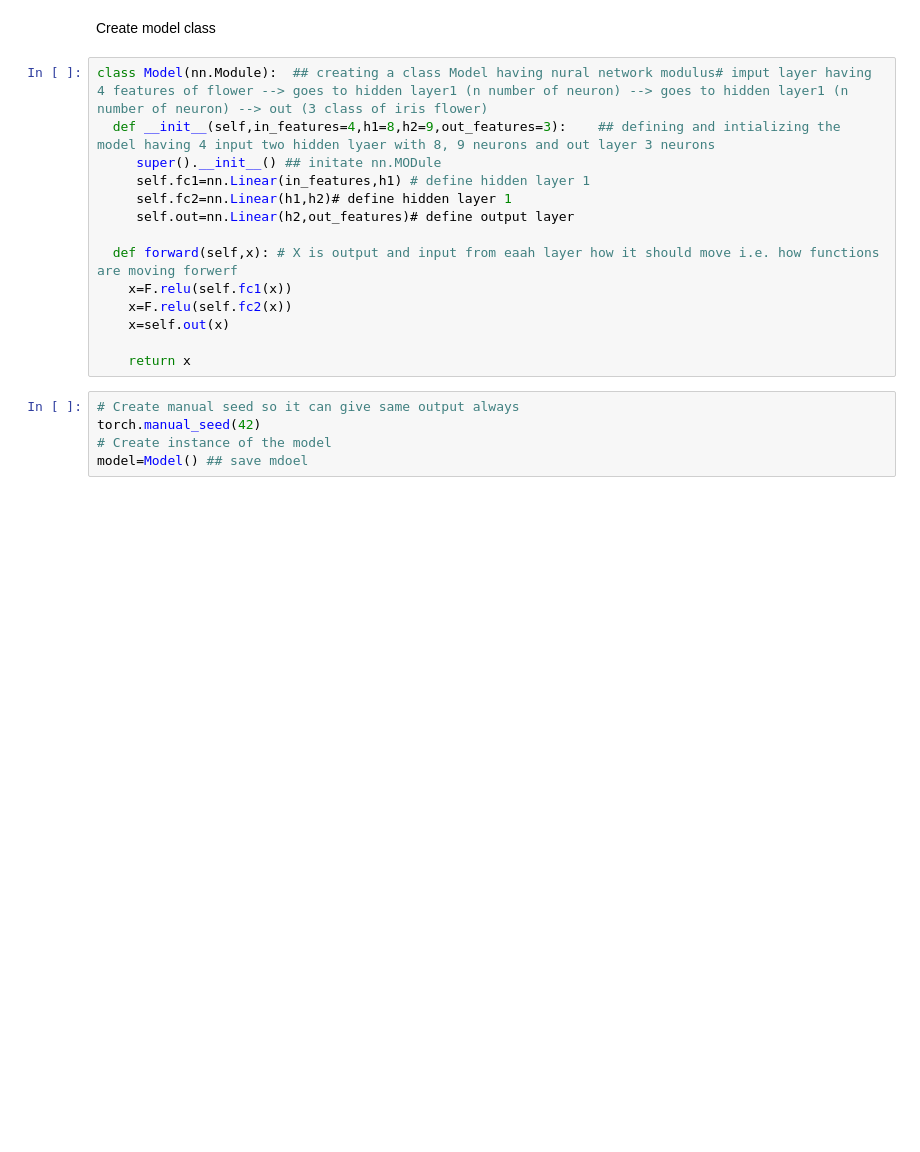
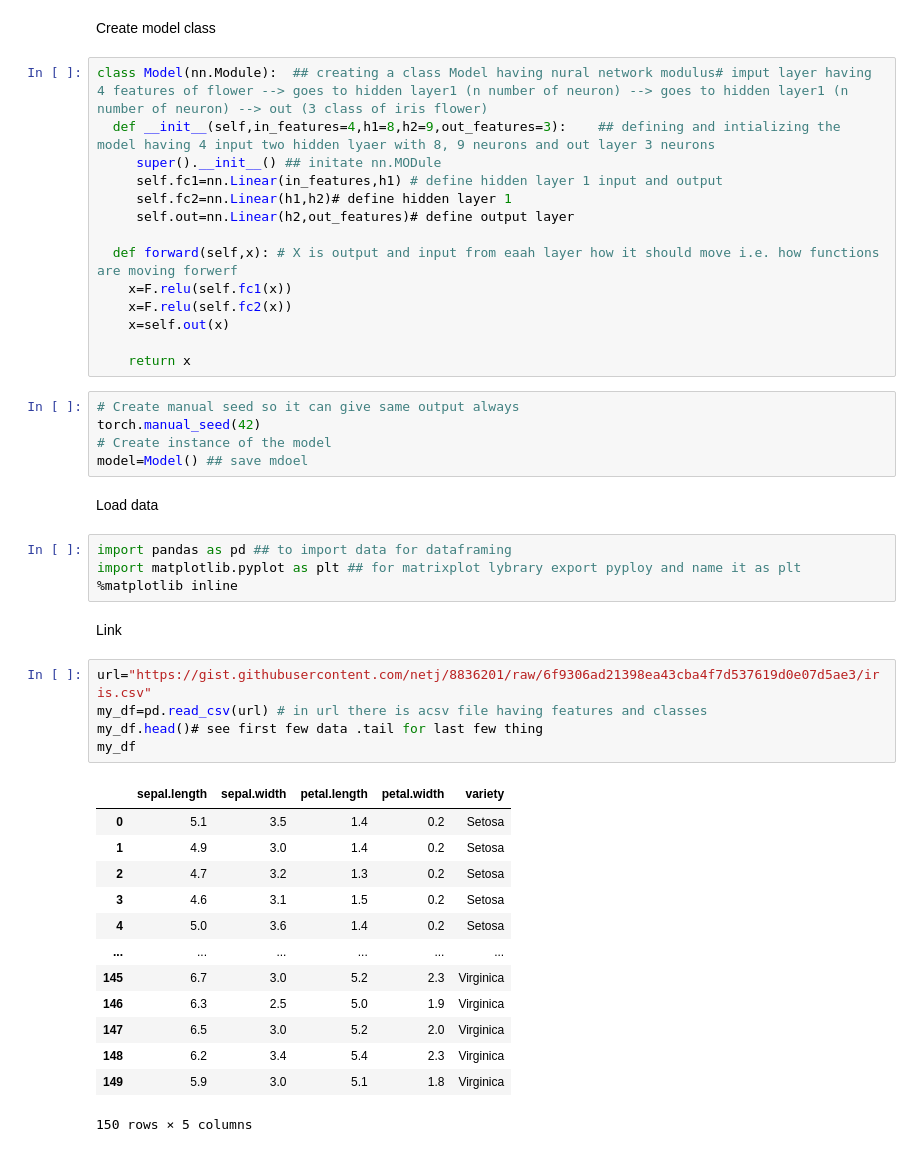
Before and after one commit to pkciiti/Putorch-tutorial, a Jupyter notebook: introtocolab.ipynb, the cells around one changed output. Drawn from its saved outputs; the diff is of its cells as text; blank space fills up the shorter version.

```diff
--- a/introtocolab.ipynb
+++ b/introtocolab.ipynb
@@ -209,7 +209,7 @@ Create model class
 class Model(nn.Module):  ## creating a class Model having nural network modulus# imput layer having 4 features of flower --> goes to hidden layer1 (n number of neuron) --> goes to hidden layer1 (n number of neuron) --> out (3 class of iris flower)
   def __init__(self,in_features=4,h1=8,h2=9,out_features=3):    ## defining and intializing the model having 4 input two hidden lyaer with 8, 9 neurons and out layer 3 neurons
      super().__init__() ## initate nn.MODule
-     self.fc1=nn.Linear(in_features,h1) # define hidden layer 1
+     self.fc1=nn.Linear(in_features,h1) # define hidden layer 1 input and output
      self.fc2=nn.Linear(h1,h2)# define hidden layer 1
      self.out=nn.Linear(h2,out_features)# define output layer
 
@@ -224,3 +224,30 @@ class Model(nn.Module):  ## creating a class Model having nural network modulus#
 torch.manual_seed(42)
 # Create instance of the model
 model=Model() ## save mdoel
+# %% [markdown]
+Load data
+# %%
+import pandas as pd ## to import data for dataframing
+import matplotlib.pyplot as plt ## for matrixplot lybrary export pyploy and name it as plt
+%matplotlib inline
+# %% [markdown]
+Link
+# %%
+url="https://gist.githubusercontent.com/netj/8836201/raw/6f9306ad21398ea43cba4f7d537619d0e07d5ae3/iris.csv"
+my_df=pd.read_csv(url) # in url there is acsv file having features and classes
+my_df.head()# see first few data .tail for last few thing
+my_df
+# %% [output]
+|  | sepal.length | sepal.width | petal.length | petal.width | variety |
+| 0 | 5.1 | 3.5 | 1.4 | 0.2 | Setosa |
+| 1 | 4.9 | 3.0 | 1.4 | 0.2 | Setosa |
+| 2 | 4.7 | 3.2 | 1.3 | 0.2 | Setosa |
+| 3 | 4.6 | 3.1 | 1.5 | 0.2 | Setosa |
+| 4 | 5.0 | 3.6 | 1.4 | 0.2 | Setosa |
+| ... | ... | ... | ... | ... | ... |
+| 145 | 6.7 | 3.0 | 5.2 | 2.3 | Virginica |
+| 146 | 6.3 | 2.5 | 5.0 | 1.9 | Virginica |
+| 147 | 6.5 | 3.0 | 5.2 | 2.0 | Virginica |
+| 148 | 6.2 | 3.4 | 5.4 | 2.3 | Virginica |
+| 149 | 5.9 | 3.0 | 5.1 | 1.8 | Virginica |
+150 rows × 5 columns
```
Also changed, not shown: parts of 4 cells of this notebook.
